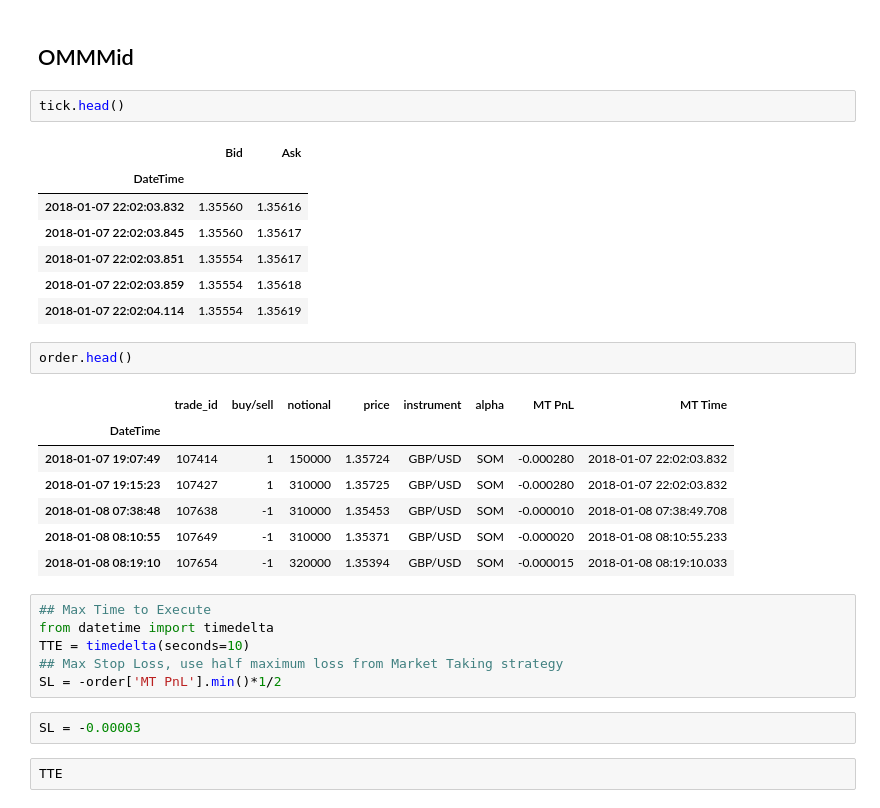
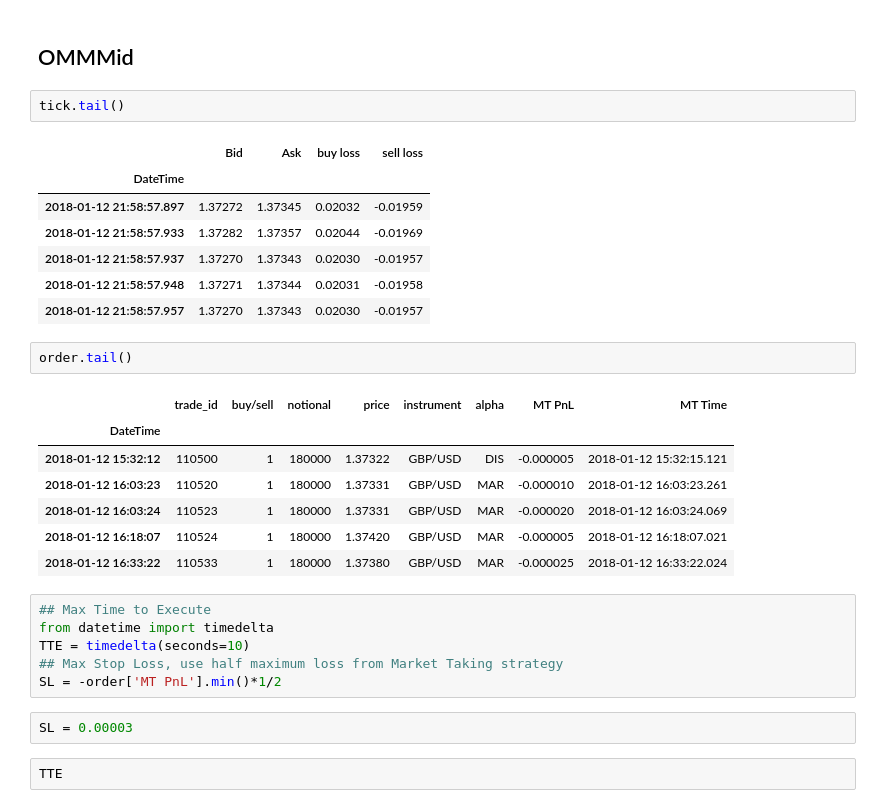
Before and after one commit to seanahmad/FRE-7251-Algo-Trading, a Jupyter notebook: week 3/Project_3.ipynb, the cells around one changed output. Drawn from its saved outputs; the diff is of its cells as text.

```diff
--- a/week 3/Project_3.ipynb
+++ b/week 3/Project_3.ipynb
@@ -65,25 +94,25 @@ order['MT PnL'].cumsum().plot(figsize=(12,8), x='MT Time')
 # %% [markdown]
 ## OMMMid
 # %%
-tick.head()
+tick.tail()
 # %% [output]
-|  | Bid | Ask |
-| DateTime |  |  |
-| 2018-01-07 22:02:03.832 | 1.35560 | 1.35616 |
-| 2018-01-07 22:02:03.845 | 1.35560 | 1.35617 |
-| 2018-01-07 22:02:03.851 | 1.35554 | 1.35617 |
-| 2018-01-07 22:02:03.859 | 1.35554 | 1.35618 |
-| 2018-01-07 22:02:04.114 | 1.35554 | 1.35619 |
+|  | Bid | Ask | buy loss | sell loss |
+| DateTime |  |  |  |  |
+| 2018-01-12 21:58:57.897 | 1.37272 | 1.37345 | 0.02032 | -0.01959 |
+| 2018-01-12 21:58:57.933 | 1.37282 | 1.37357 | 0.02044 | -0.01969 |
+| 2018-01-12 21:58:57.937 | 1.37270 | 1.37343 | 0.02030 | -0.01957 |
+| 2018-01-12 21:58:57.948 | 1.37271 | 1.37344 | 0.02031 | -0.01958 |
+| 2018-01-12 21:58:57.957 | 1.37270 | 1.37343 | 0.02030 | -0.01957 |
 # %%
-order.head()
+order.tail()
 # %% [output]
 |  | trade_id | buy/sell | notional | price | instrument | alpha | MT PnL | MT Time |
 | DateTime |  |  |  |  |  |  |  |  |
-| 2018-01-07 19:07:49 | 107414 | 1 | 150000 | 1.35724 | GBP/USD | SOM | -0.000280 | 2018-01-07 22:02:03.832 |
-| 2018-01-07 19:15:23 | 107427 | 1 | 310000 | 1.35725 | GBP/USD | SOM | -0.000280 | 2018-01-07 22:02:03.832 |
-| 2018-01-08 07:38:48 | 107638 | -1 | 310000 | 1.35453 | GBP/USD | SOM | -0.000010 | 2018-01-08 07:38:49.708 |
-| 2018-01-08 08:10:55 | 107649 | -1 | 310000 | 1.35371 | GBP/USD | SOM | -0.000020 | 2018-01-08 08:10:55.233 |
-| 2018-01-08 08:19:10 | 107654 | -1 | 320000 | 1.35394 | GBP/USD | SOM | -0.000015 | 2018-01-08 08:19:10.033 |
+| 2018-01-12 15:32:12 | 110500 | 1 | 180000 | 1.37322 | GBP/USD | DIS | -0.000005 | 2018-01-12 15:32:15.121 |
+| 2018-01-12 16:03:23 | 110520 | 1 | 180000 | 1.37331 | GBP/USD | MAR | -0.000010 | 2018-01-12 16:03:23.261 |
+| 2018-01-12 16:03:24 | 110523 | 1 | 180000 | 1.37331 | GBP/USD | MAR | -0.000020 | 2018-01-12 16:03:24.069 |
+| 2018-01-12 16:18:07 | 110524 | 1 | 180000 | 1.37420 | GBP/USD | MAR | -0.000005 | 2018-01-12 16:18:07.021 |
+| 2018-01-12 16:33:22 | 110533 | 1 | 180000 | 1.37380 | GBP/USD | MAR | -0.000025 | 2018-01-12 16:33:22.024 |
 # %%
 ## Max Time to Execute
 from datetime import timedelta
@@ -91,7 +120,7 @@ TTE = timedelta(seconds=10)
 ## Max Stop Loss, use half maximum loss from Market Taking strategy
 SL = -order['MT PnL'].min()*1/2
 # %%
-SL = -0.00003
+SL = 0.00003
 # %%
 TTE
 # %% [output]
```
Also changed, not shown: parts of 28 cells of this notebook.
